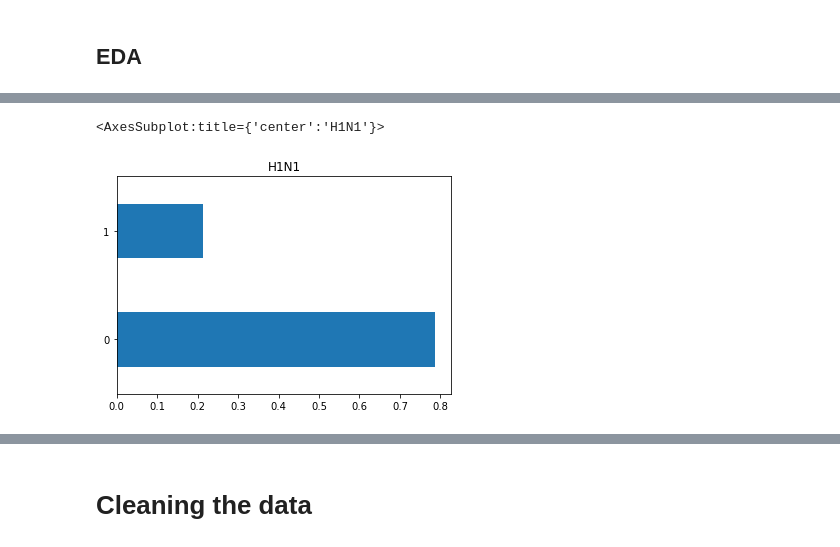
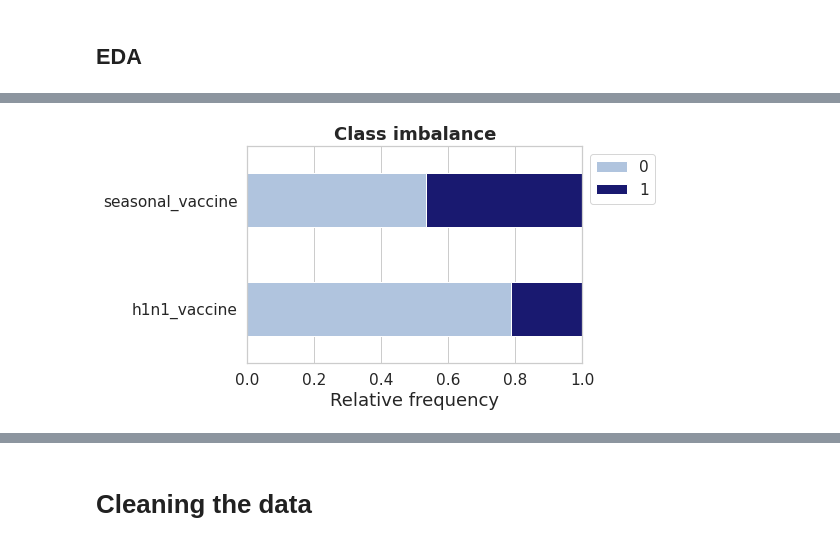
Before and after one commit to Marie-anneMawhin/DS4A_Team18_vaccine_pred, a Jupyter notebook: DS4A_Team18_Vaccine.ipynb, the cells around one changed output, grey strips where cells are left out. Saved outputs shown, nothing was run; the diff lists cells and outputs as text; code cells hidden in the pictures.

Commit message:
improved graphs

```diff
--- a/DS4A_Team18_Vaccine.ipynb
+++ b/DS4A_Team18_Vaccine.ipynb
@@ -128,7 +112,16 @@ labels
 # %%
-#Distribution of H1N1 labels in train_set
-labels.h1n1_vaccine.value_counts(normalize=True).plot(kind='barh', title='H1N1')
-plt.savefig(os.path.join(os.getcwd(), 'Graphs/H1N1_class_imb.png'), bbox_inches='tight')
+#Distribution of labels in train set
+class_df = pd.DataFrame(labels.h1n1_vaccine.value_counts(normalize=True))
+class_df['seasonal_vaccine'] = labels.seasonal_vaccine.value_counts(normalize=True)
+
+sns.set(style='whitegrid', font_scale=1.4)
+class_df.transpose().plot(kind='barh', stacked=True, xlim=(0,1),
+                          color=['lightsteelblue','midnightblue']
+                         )
+
+plt.legend(bbox_to_anchor=(1, 1), frameon=True)
+plt.title('Class imbalance', fontsize=18, fontweight='bold')
+plt.xlabel('Relative frequency', fontsize=18)
+plt.savefig(os.path.join(os.getcwd(), 'Graphs/class_imb.png'), bbox_inches='tight')
 # %% [output]
-<AxesSubplot:title={'center':'H1N1'}>
-[figure, old version]
+[figure, new version]
```
Also changed, not shown: parts of 6 cells of this notebook, 3 other files.
